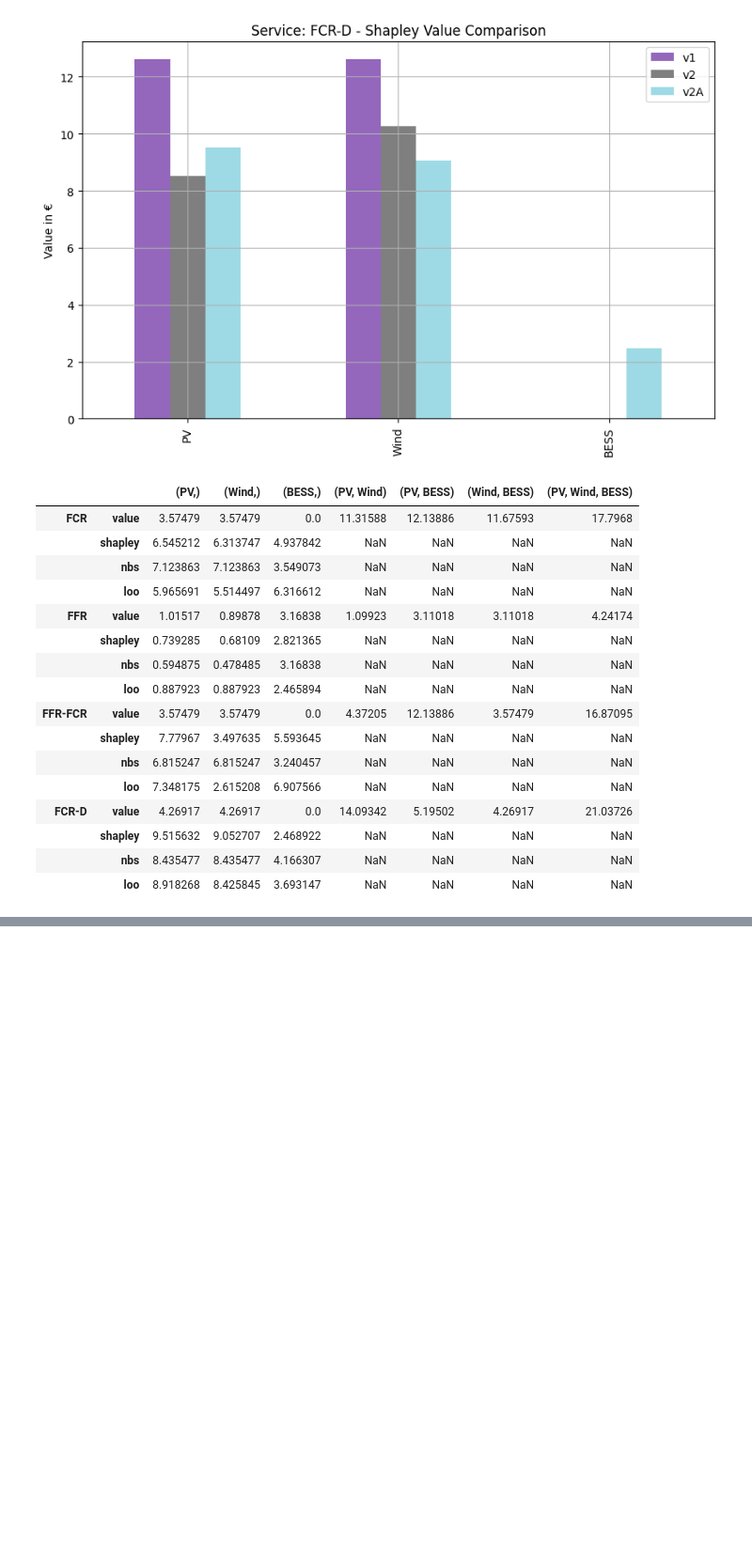
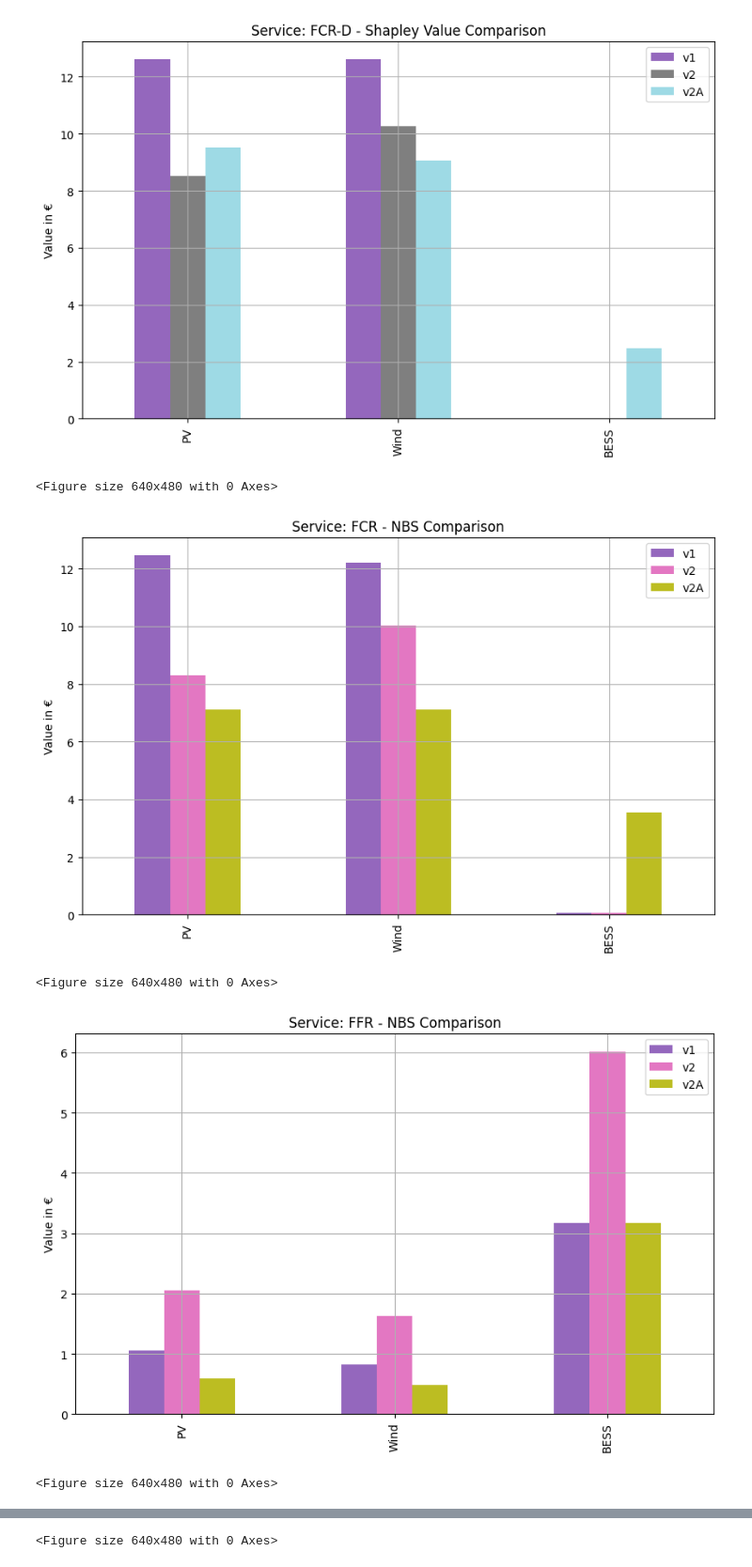
Before and after one commit to cvonholly/dvpp_reward_mechanism, a Jupyter notebook: visualize.ipynb, the cells around one changed output, grey strips where cells are left out. Shown at 94% size. Drawn from its saved outputs; the diff is of its cells as text; code cells hidden in the pictures; blank space fills up the shorter version.

```diff
--- a/visualize.ipynb
+++ b/visualize.ipynb
@@ -643,48 +629,27 @@ for service in df_v1.index.get_level_values(0).unique():
 [figure]
 <Figure size 640x480 with 0 Axes>
 [figure]
-# %%
-# compare V1, V2, V2A for FCR and FFR
-dfs = [df_v1, df_v2, df_v2A]
-# plot to compare shapely value
-for service in df_v1.index.get_level_values(0).unique():
-    plt.figure()
-    df_final = pd.DataFrame()
-    for i, df in enumerate(dfs):
-        df_plot = df.loc[service, ['shapley', 'nbs']]
-        # drop na cols
-        df_plot = df_plot.dropna(axis=1, how='any')
-
-
-    df_total = df_total.reindex(sorted(df_total.columns, reverse=True), axis=1)
-    ax = df_total.plot(kind='bar', figsize=(10, 6),
-                    title=f'Service: {service} - Individual Shapley Value Comparison', ylabel='Value in €')
-
-    plt.grid()
-    plt.ylim(df_total.min().min(), df_total.max().max()+3)
-    plt.xticks(rotation=0)
-    # show numbers above bars
-    for p in ax.patches:
-        if p.get_height() >= 0:
-            ax.annotate(f'{p.get_height():.2f}', (p.get_x() + p.get_width() / 2, 1.03 * p.get_height()),
-                        ha='center', va='bottom', rotation=90, fontsize=10)
-    plt.xticks(rotation=45, ha='right')
-    plt.show()
-# %% [output]
-|  |  | (PV,) | (Wind,) | (BESS,) | (PV, Wind) | (PV, BESS) | (Wind, BESS) | (PV, Wind, BESS) |
-| FCR | value | 3.57479 | 3.57479 | 0.0 | 11.31588 | 12.13886 | 11.67593 | 17.7968 |
-|  | shapley | 6.545212 | 6.313747 | 4.937842 | NaN | NaN | NaN | NaN |
-|  | nbs | 7.123863 | 7.123863 | 3.549073 | NaN | NaN | NaN | NaN |
-|  | loo | 5.965691 | 5.514497 | 6.316612 | NaN | NaN | NaN | NaN |
-| FFR | value | 1.01517 | 0.89878 | 3.16838 | 1.09923 | 3.11018 | 3.11018 | 4.24174 |
-|  | shapley | 0.739285 | 0.68109 | 2.821365 | NaN | NaN | NaN | NaN |
-|  | nbs | 0.594875 | 0.478485 | 3.16838 | NaN | NaN | NaN | NaN |
-|  | loo | 0.887923 | 0.887923 | 2.465894 | NaN | NaN | NaN | NaN |
-| FFR-FCR | value | 3.57479 | 3.57479 | 0.0 | 4.37205 | 12.13886 | 3.57479 | 16.87095 |
-|  | shapley | 7.77967 | 3.497635 | 5.593645 | NaN | NaN | NaN | NaN |
-|  | nbs | 6.815247 | 6.815247 | 3.240457 | NaN | NaN | NaN | NaN |
-|  | loo | 7.348175 | 2.615208 | 6.907566 | NaN | NaN | NaN | NaN |
-| FCR-D | value | 4.26917 | 4.26917 | 0.0 | 14.09342 | 5.19502 | 4.26917 | 21.03726 |
-|  | shapley | 9.515632 | 9.052707 | 2.468922 | NaN | NaN | NaN | NaN |
-|  | nbs | 8.435477 | 8.435477 | 4.166307 | NaN | NaN | NaN | NaN |
-|  | loo | 8.918268 | 8.425845 | 3.693147 | NaN | NaN | NaN | NaN |
+# %%
+# compare NBS
+dfs = [df_v1, df_v2, df_v2A]
+cases = ['v1', 'v2', 'v2A']
+names = [x[0] for x in df_v1.columns if len(x)==1]
+# get new colors
+colors = plt.cm.tab20(np.linspace(.4, .8, len(cases)))
+# plot to compare shapely value
+for service in df_v1.index.get_level_values(0).unique():
+    plt.figure()
+    df_final = pd.DataFrame(0, index=names, columns=cases, dtype=float)
+    for i, df in enumerate(dfs):
+        df_plot = df.loc[service].loc['nbs'].dropna().astype(float)
+        df_final.loc[:, cases[i]] = df_plot.values
+    ax = df_final.plot(kind='bar', figsize=(10, 6),
+                    title=f'Service: {service} - NBS Comparison', ylabel='Value in €',
+                    color=colors)
+    plt.grid()
+# %% [output]
+<Figure size 640x480 with 0 Axes>
+[figure, added]
+<Figure size 640x480 with 0 Axes>
+[figure, added]
+<Figure size 640x480 with 0 Axes>
@@ -690,0 +657 @@ for service in df_v1.index.get_level_values(0).unique():
+<Figure size 640x480 with 0 Axes>
```
Also changed, not shown: parts of 29 cells of this notebook, 1 other file.
